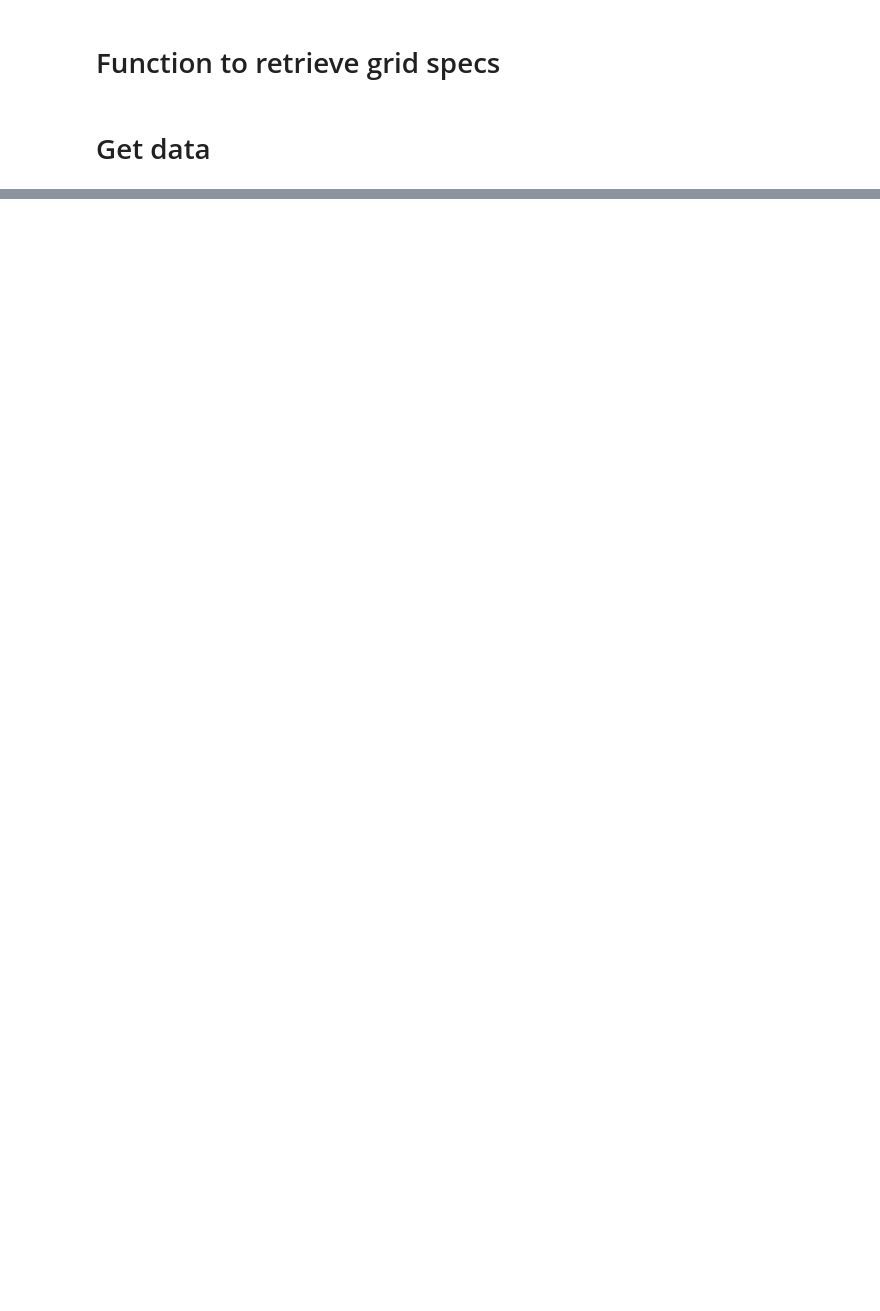
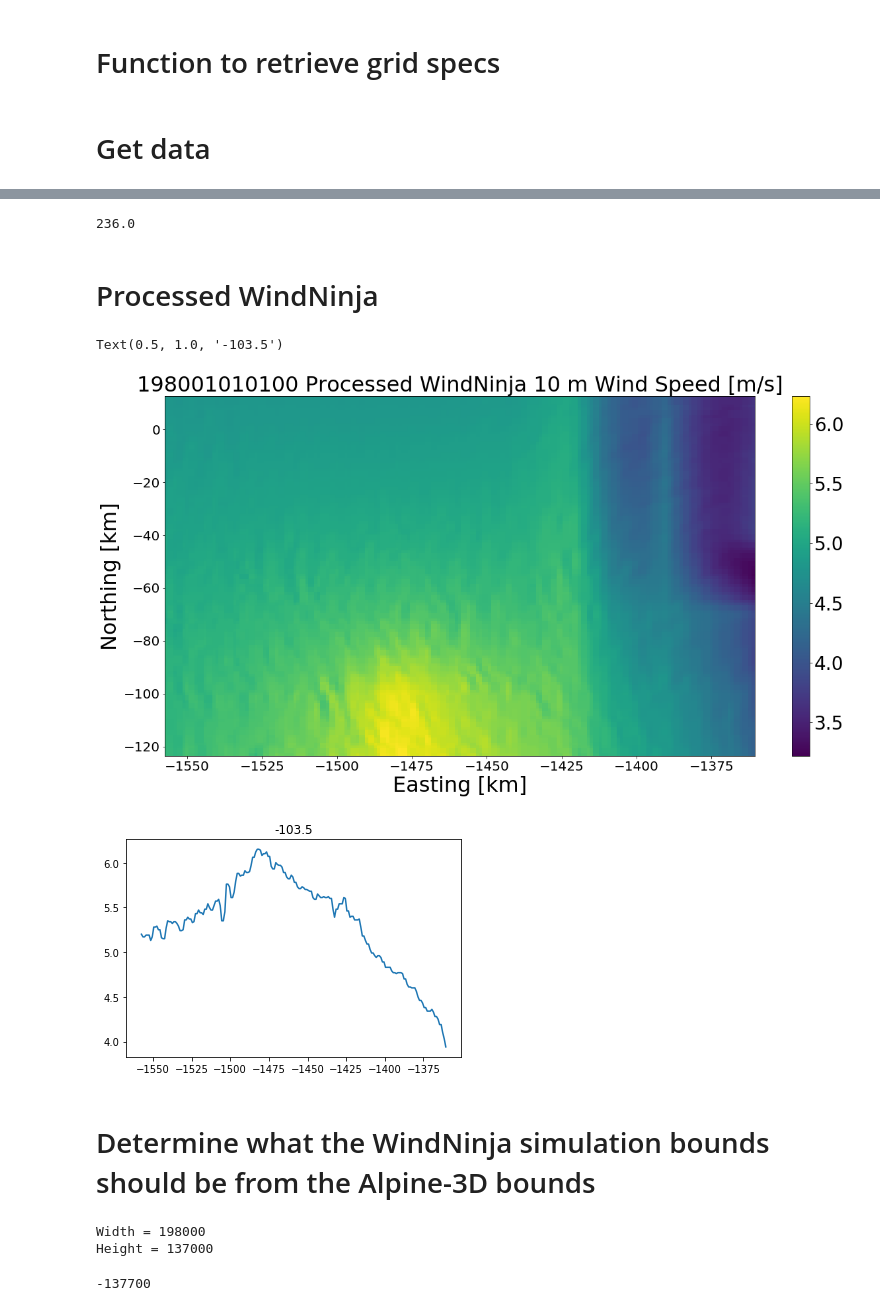
Before and after one commit to EricKeenan/antarctic-windninja, a Jupyter notebook: vis_windninja.ipynb, the cells around one changed output, grey strips where cells are left out. Cells and saved outputs as stored; diff of their text form; code cells hidden in the pictures; blank space fills up the shorter version.

```diff
--- a/vis_windninja.ipynb
+++ b/vis_windninja.ipynb
@@ -83,0 +97,56 @@ plt.savefig("figures/WN_wind_speed.pdf", dpi=100)
+# %%
+(wn_x.max() - wn_x.min())
+# %% [output]
+236.0
+# %% [markdown]
+# Processed WindNinja
+# %%
+plt.figure(figsize=(20, 10))
+plt.pcolor(wn_processed_x, wn_processed_y, wn_processed, vmin=minima, vmax=maxima)
+cb = plt.colorbar()
+cb.ax.tick_params(labelsize=28)
+plt.xlim([wn_processed_x.min(), wn_processed_x.max()])
+plt.ylim([wn_processed_y.min(), wn_processed_y.max()])
+plt.xticks(fontsize=20)
+plt.yticks(fontsize=20)
+plt.xlabel("Easting [km]", fontsize=32)
+plt.ylabel("Northing [km]", fontsize=32)
+plt.title(timestamp + " Processed WindNinja 10 m Wind Speed [m/s]", fontsize=32)
+plt.savefig("figures/Processed_WN_wind_speed.pdf", dpi=100)
+plt.savefig("figures/Processed_WN_wind_speed.png", dpi=100)
+
+row_ind = 20
+plt.figure()
+plt.plot(wn_processed_x, wn_processed[row_ind, :])
+plt.title(wn_processed_y[row_ind])
+# %% [output]
+Text(0.5, 1.0, '-103.5')
+[figure, added]
+[figure, added]
+# %% [markdown]
+# Determine what the WindNinja simulation bounds should be from the Alpine-3D bounds
+# %%
+# A3D bounds
+ulx = -1557000
+uly = 13000
+lrx = -1359000
+lry = -124000
+
+# A3D dimensions
+width = lrx - ulx
+height = uly - lry
+print("Width = " + str(width))
+print("Height = " + str(height))
+
+# Calculate WindNinja bounds
+wn_ulx = int(ulx - 0.1 * width)
+wn_uly = int(uly + 0.1 * height)
+wn_lrx = int(lrx + 0.1 * width)
+wn_lry = int(lry - 0.1 * height)
+# %% [output]
+Width = 198000
+Height = 137000
+# %%
+wn_lry
+# %% [output]
+-137700
```
Also changed, not shown: parts of 8 cells of this notebook, 7 other files.
